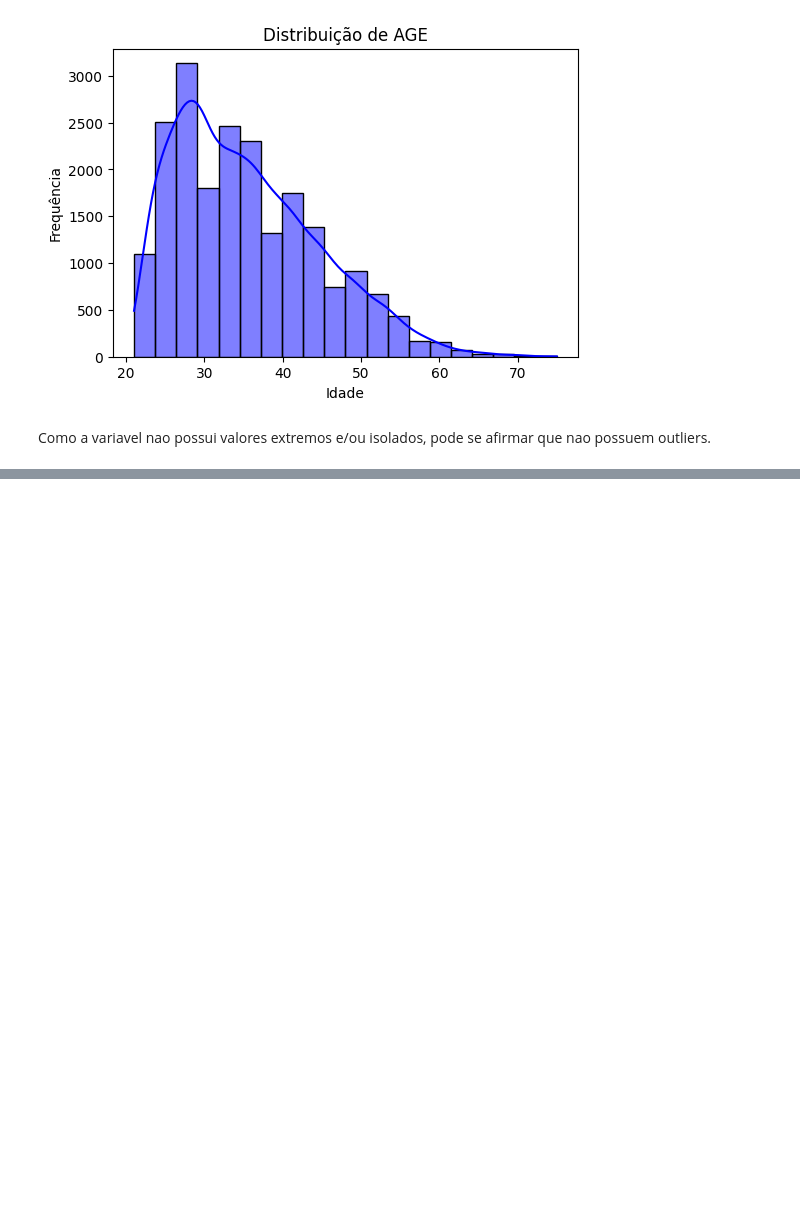
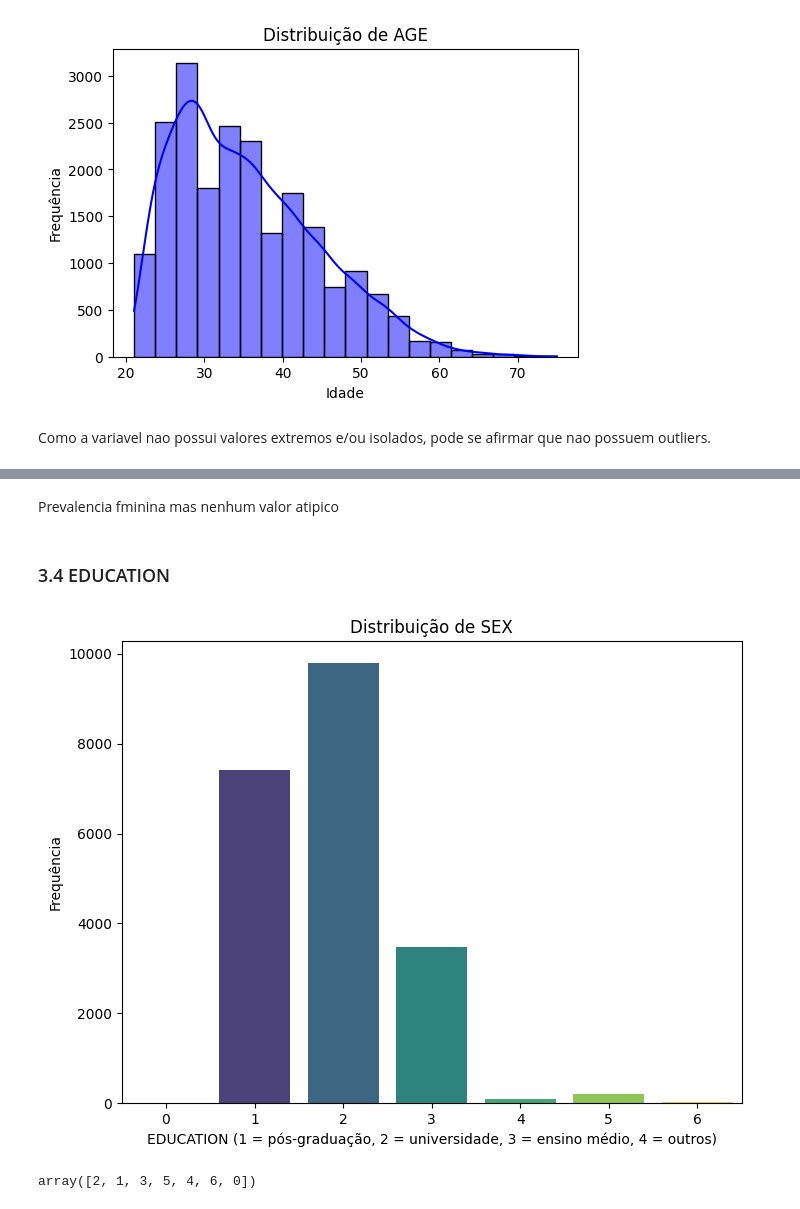
Before and after one commit to HammadN98/inadimplencia_em_cartoes_de_credito, a Jupyter notebook: inadimplecia_credito.ipynb, the cells around one changed output, grey strips where cells are left out. Saved outputs shown, nothing was run; the diff lists cells and outputs as text; code cells hidden in the pictures; blank space fills up the shorter version.

```diff
--- a/inadimplecia_credito.ipynb
+++ b/inadimplecia_credito.ipynb
@@ -249,0 +261,17 @@ Como a variavel nao possui valores extremos e/ou isolados, pode se afirmar que n
+# %% [markdown]
+Prevalencia fminina mas nenhum valor atipico
+# %% [markdown]
+### 3.4 EDUCATION
+# %%
+plt.figure(figsize=(8, 6))
+sns.countplot(data=dados, x='EDUCATION', palette="viridis", hue="EDUCATION", legend=False)
+plt.title('Distribuição de SEX')
+plt.xlabel('EDUCATION (1 = pós-graduação, 2 = universidade, 3 = ensino médio, 4 = outros)')
+plt.ylabel('Frequência')
+plt.show()
+# %% [output]
+[figure, added]
+# %%
+c
+# %% [output]
+array([2, 1, 3, 5, 4, 6, 0])
```
Also changed, not shown: parts of 6 cells of this notebook.
